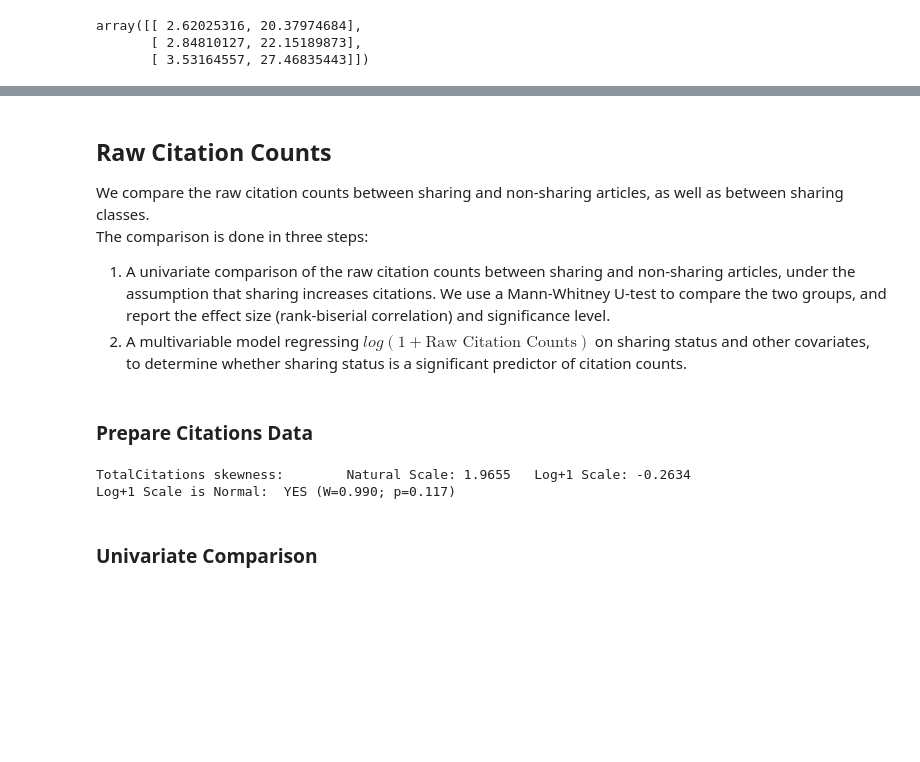
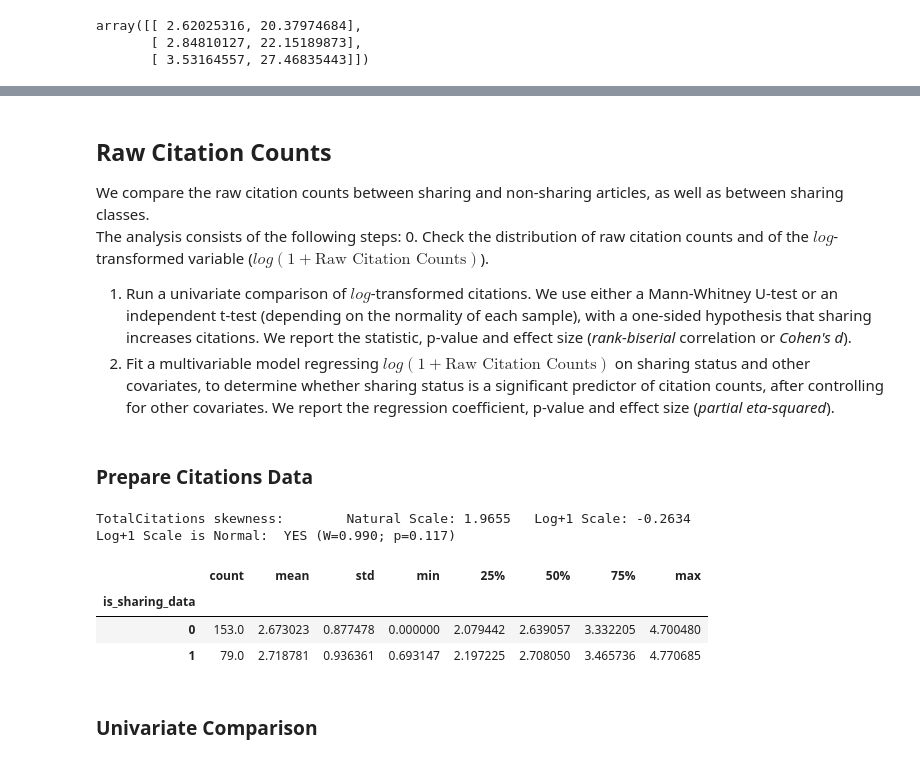
Before and after one commit to JonNir1/eye_movement_data_sharing, a Jupyter notebook: citations_for_data_sharing.ipynb, the cells around one changed output, grey strips where cells are left out. Drawn from its saved outputs; the diff is of its cells as text; code cells hidden in the pictures; blank space fills up the shorter version.

```diff
--- a/citations_for_data_sharing.ipynb
+++ b/citations_for_data_sharing.ipynb
@@ -1397,21 +1397,33 @@ if False:
 # %% [markdown]
 ## Raw Citation Counts
 We compare the raw citation counts between sharing and non-sharing articles, as well as between sharing classes.<br>
-The comparison is done in three steps:
-1. A univariate comparison of the raw citation counts between sharing and non-sharing articles, under the assumption that sharing increases citations. We use a Mann-Whitney U-test to compare the two groups, and report the effect size (rank-biserial correlation) and significance level.
-1. A multivariable model regressing $log(1 + \text{Raw Citation Counts})$ on sharing status and other covariates, to determine whether sharing status is a significant predictor of citation counts.
+The analysis consists of the following steps:
+0. Check the distribution of raw citation counts and of the $log$-transformed variable ($log(1 + \text{Raw Citation Counts})$).
+1. Run a univariate comparison of $log$-transformed citations. We use either a Mann-Whitney U-test or an independent t-test (depending on the normality of each sample), with a one-sided hypothesis that sharing increases citations. We report the statistic, p-value and effect size (_rank-biserial_ correlation or _Cohen's d_).
+2. Fit a multivariable model regressing $log(1 + \text{Raw Citation Counts})$ on sharing status and other covariates, to determine whether sharing status is a significant predictor of citation counts, after controlling for other covariates. We report the regression coefficient, p-value and effect size (_partial eta-squared_).
 # %% [markdown]
 ### Prepare Citations Data
 # %%
 print(f"TotalCitations skewness:\tNatural Scale: {stats.skew(combined["TotalCitations"]) :.4f}\tLog+1 Scale: {stats.skew(np.log(combined["TotalCitations"] + 1)) :.4f}")
 shapiro = stats.shapiro(np.log(combined["TotalCitations"] + 1))
 print(f"Log+1 Scale is Normal:\t{'YES' if shapiro.pvalue > 0.05 else 'NO'} (W={shapiro.statistic :.3f}; p={shapiro.pvalue :.3f})")
 
 CITATIONS_DF = FEATURES_DF.drop(columns=["Sharing Class"])
-CITATIONS_DF["log(Citations+1)"] = np.log(1 + combined["TotalCitations"])
+CITATIONS_DF["log_citations"] = np.log1p(combined["TotalCitations"])
+CITATIONS_DF.columns = CITATIONS_DF.columns.map(
+    # statsmodels `smf.ols()` api doesn't allow whitespace or `log()` in the formula
+    lambda col: col.lower().replace(" ", "_").replace(".", "").replace(")", "").replace("log(", "log_")
+)
+
+# compare summary statistics of citation counts between sharing and non-sharing articles
+CITATIONS_DF.groupby("is_sharing_data")["log_citations"].describe()
 # %% [output]
 TotalCitations skewness:        Natural Scale: 1.9655   Log+1 Scale: -0.2634
 Log+1 Scale is Normal:  YES (W=0.990; p=0.117)
+|  | count | mean | std | min | 25% | 50% | 75% | max |
+| is_sharing_data |  |  |  |  |  |  |  |  |
+| 0 | 153.0 | 2.673023 | 0.877478 | 0.000000 | 2.079442 | 2.639057 | 3.332205 | 4.700480 |
+| 1 | 79.0 | 2.718781 | 0.936361 | 0.693147 | 2.197225 | 2.708050 | 3.465736 | 4.770685 |
 # %% [markdown]
 ### Univariate Comparison
 # %%
```
Also changed, not shown: parts of 7 cells of this notebook.
